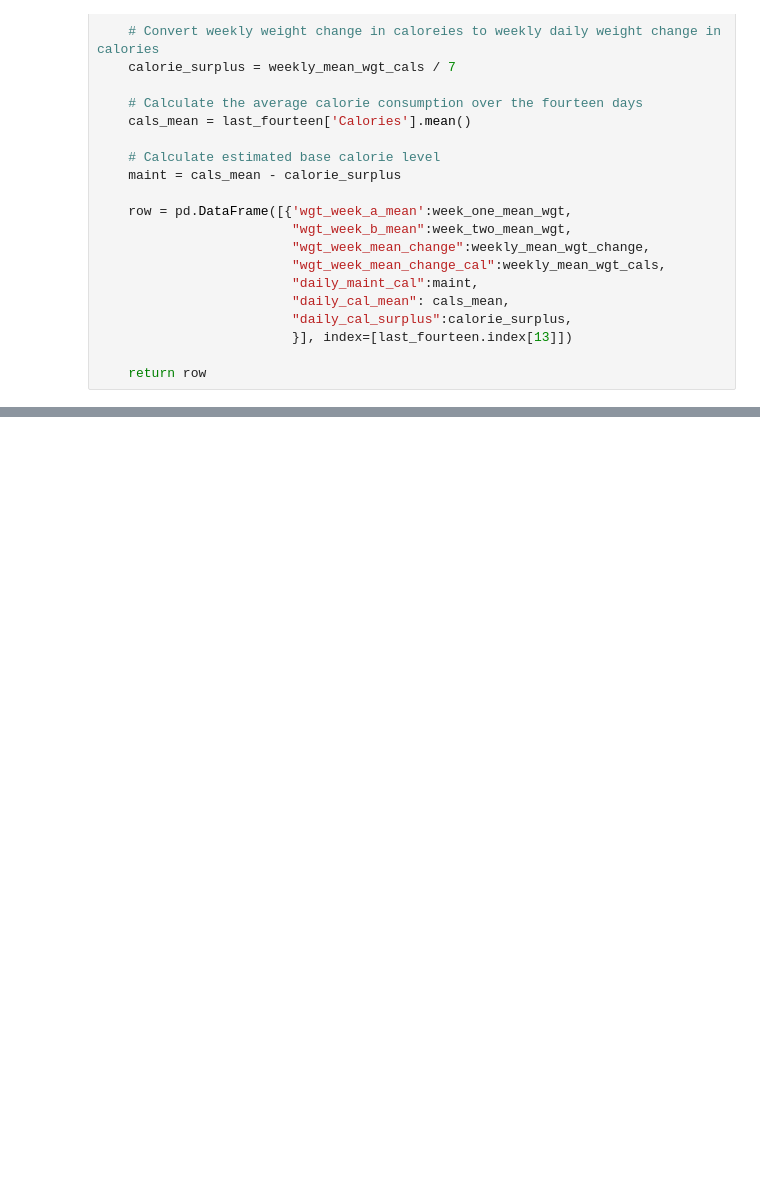
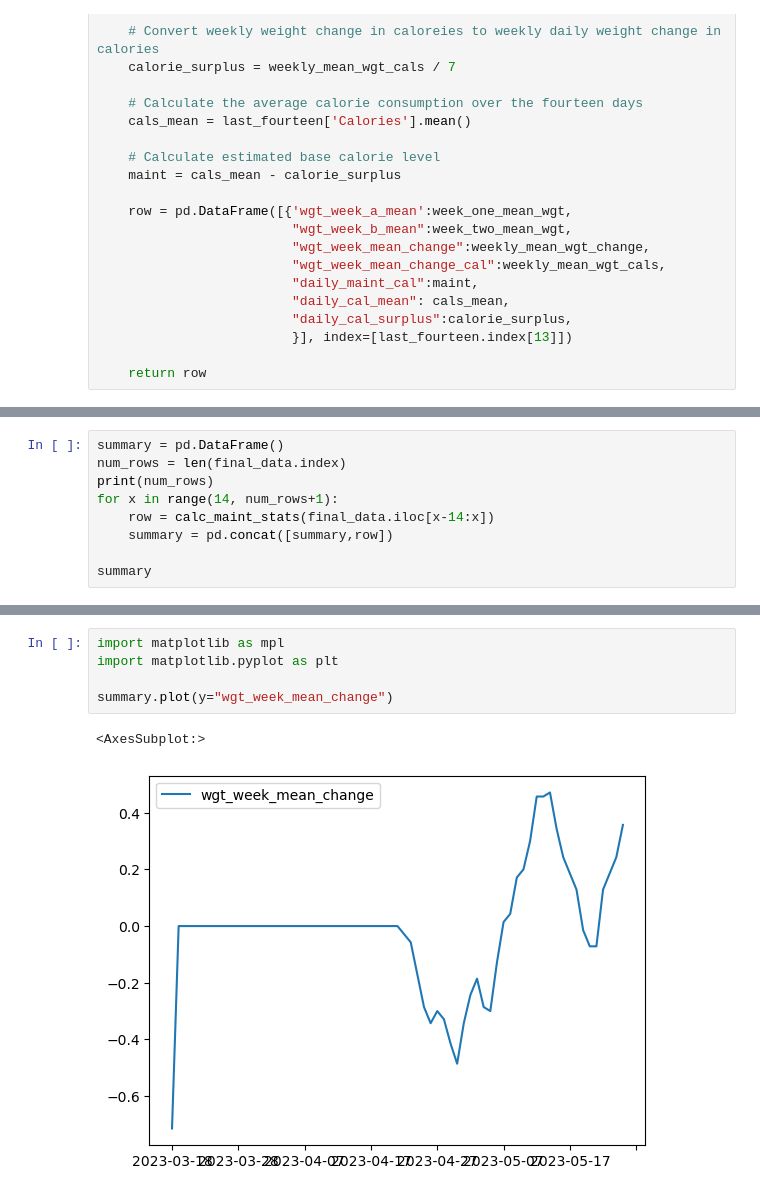
Before and after one commit to kennyrnwilson/health, a Jupyter notebook: analysis/basic-analysis.ipynb, the cells around one changed output, grey strips where cells are left out. Cells and saved outputs as stored; diff of their text form; blank space fills up the shorter version.

```diff
--- a/analysis/basic-analysis.ipynb
+++ b/analysis/basic-analysis.ipynb
@@ -183,0 +129,9 @@ print(summary)
+# %%
+summary = pd.DataFrame()
+num_rows = len(final_data.index)
+print(num_rows)
+for x in range(14, num_rows+1):
+    row = calc_maint_stats(final_data.iloc[x-14:x])
+    summary = pd.concat([summary,row])
+
+summary
@@ -183,0 +156,8 @@ print(summary)
+# %%
+import matplotlib as mpl
+import matplotlib.pyplot as plt
+
+summary.plot(y="wgt_week_mean_change")
+# %% [output]
+<AxesSubplot:>
+[figure, added]
```
Also changed, not shown: parts of 16 cells of this notebook, 6 other files.
